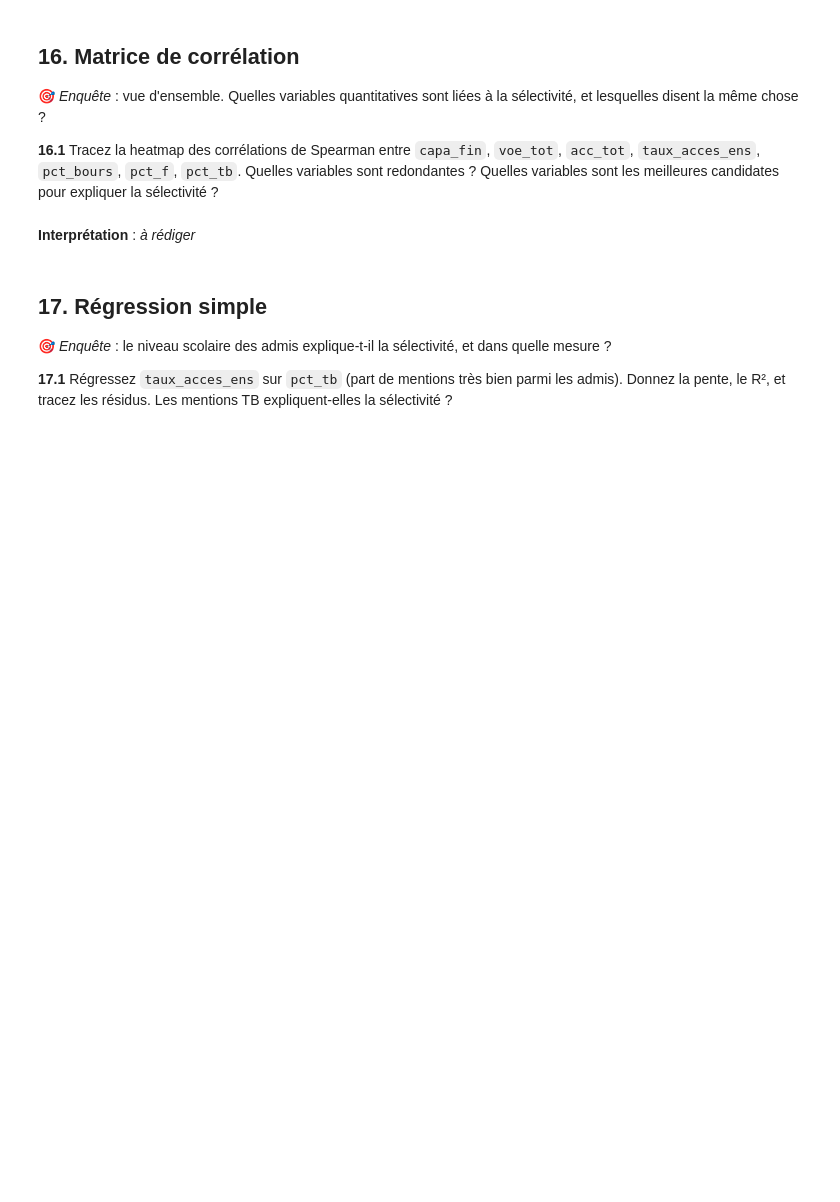
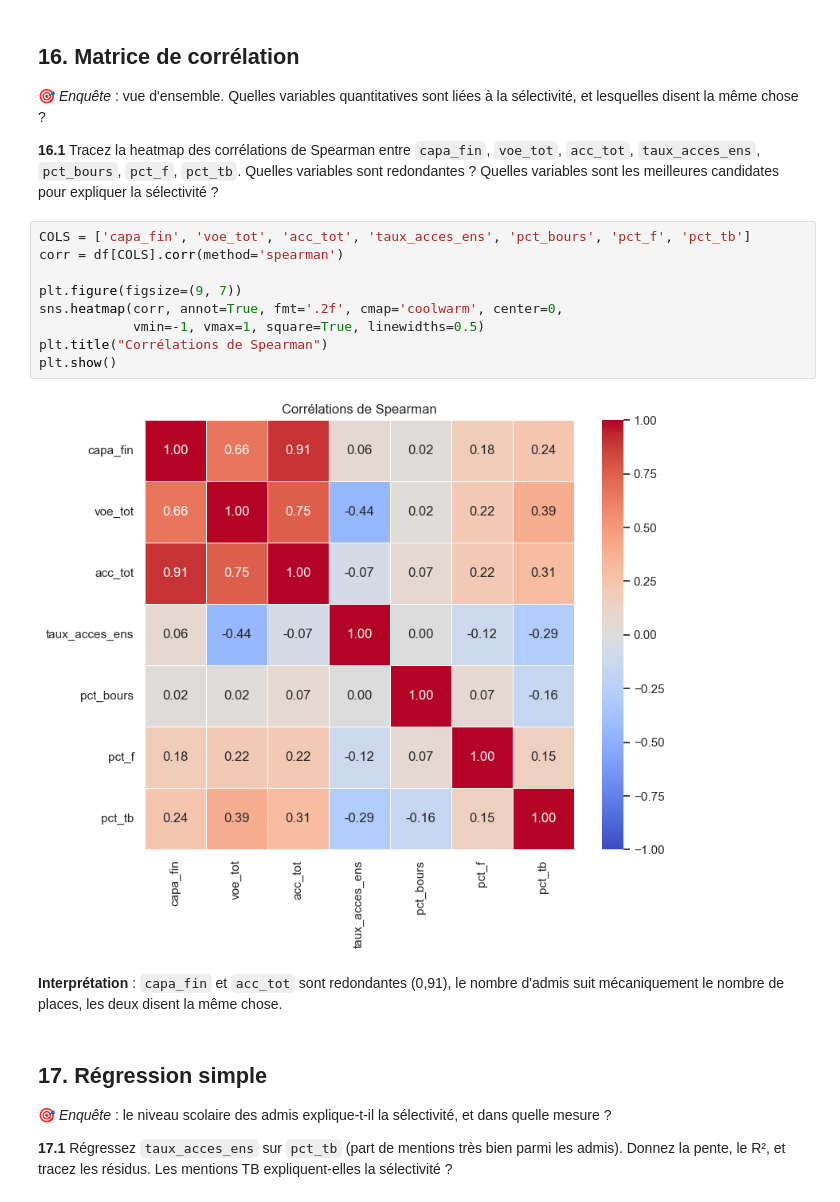
Before and after one commit to Atabbi/Analyse-Univari-, a Jupyter notebook: TP_Parcoursup.ipynb, the cells around one changed output. Saved outputs shown, nothing was run; the diff lists cells and outputs as text; blank space fills up the shorter version.

```diff
--- a/TP_Parcoursup.ipynb
+++ b/TP_Parcoursup.ipynb
@@ -989,8 +989,19 @@ Sur 500 visiteurs, le hasard seul produit des écarts de cet ordre : la mesure e
 🎯 *Enquête* : vue d'ensemble. Quelles variables quantitatives sont liées à la sélectivité, et lesquelles disent la même chose ?
 
 **16.1** Tracez la heatmap des corrélations de Spearman entre `capa_fin`, `voe_tot`, `acc_tot`, `taux_acces_ens`, `pct_bours`, `pct_f`, `pct_tb`. Quelles variables sont redondantes ? Quelles variables sont les meilleures candidates pour expliquer la sélectivité ?
+# %%
+COLS = ['capa_fin', 'voe_tot', 'acc_tot', 'taux_acces_ens', 'pct_bours', 'pct_f', 'pct_tb']
+corr = df[COLS].corr(method='spearman')
+
+plt.figure(figsize=(9, 7))
+sns.heatmap(corr, annot=True, fmt='.2f', cmap='coolwarm', center=0,
+            vmin=-1, vmax=1, square=True, linewidths=0.5)
+plt.title("Corrélations de Spearman")
+plt.show()
+# %% [output]
+[figure, added]
 # %% [markdown]
-**Interprétation** : _à rédiger_
+**Interprétation** : `capa_fin` et `acc_tot` sont redondantes (0,91), le nombre d'admis suit mécaniquement le nombre de places, les deux disent la même chose.
 # %% [markdown]
 ## 17. Régression simple
 
```
Also changed, not shown: parts of 7 cells of this notebook.
